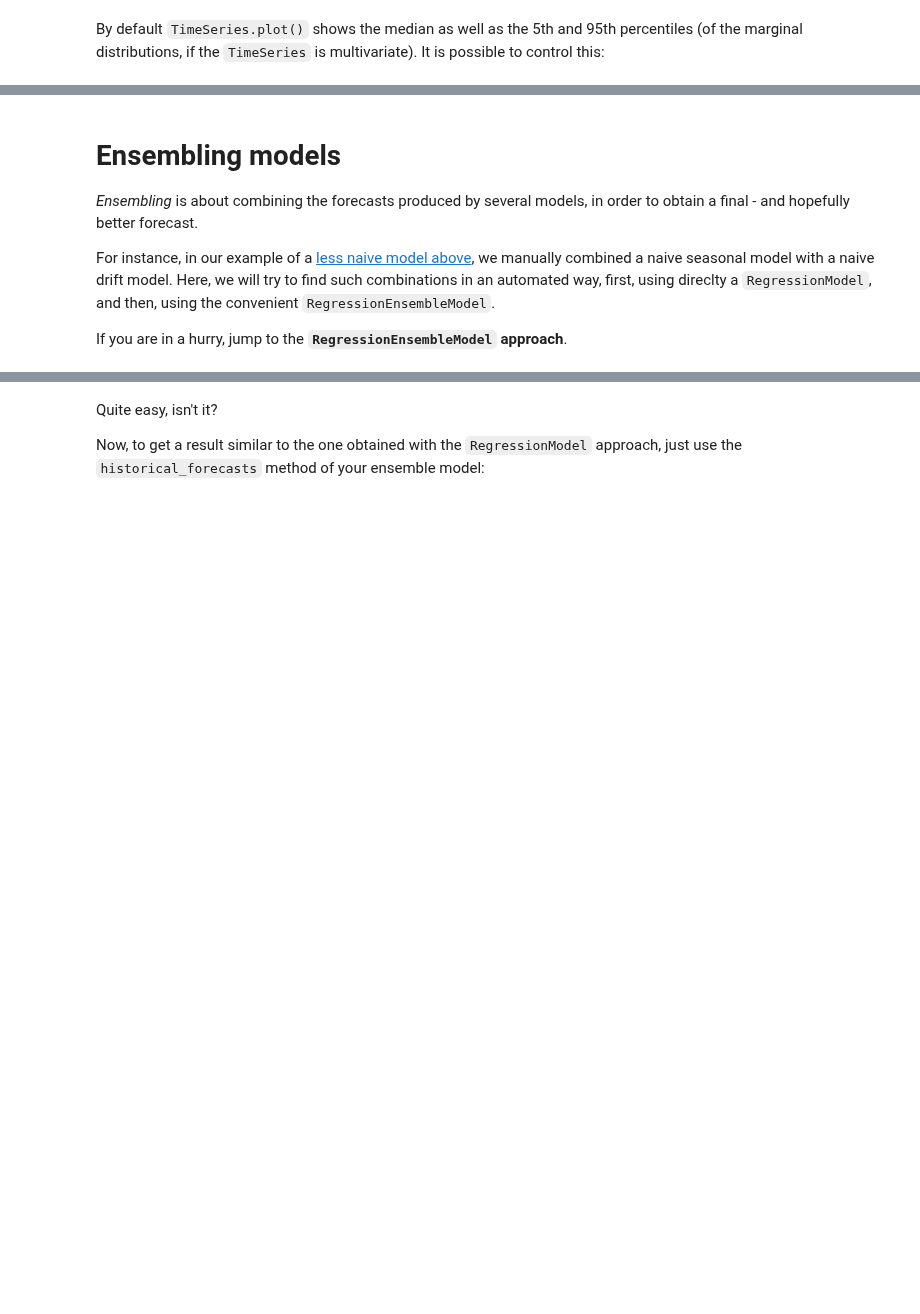
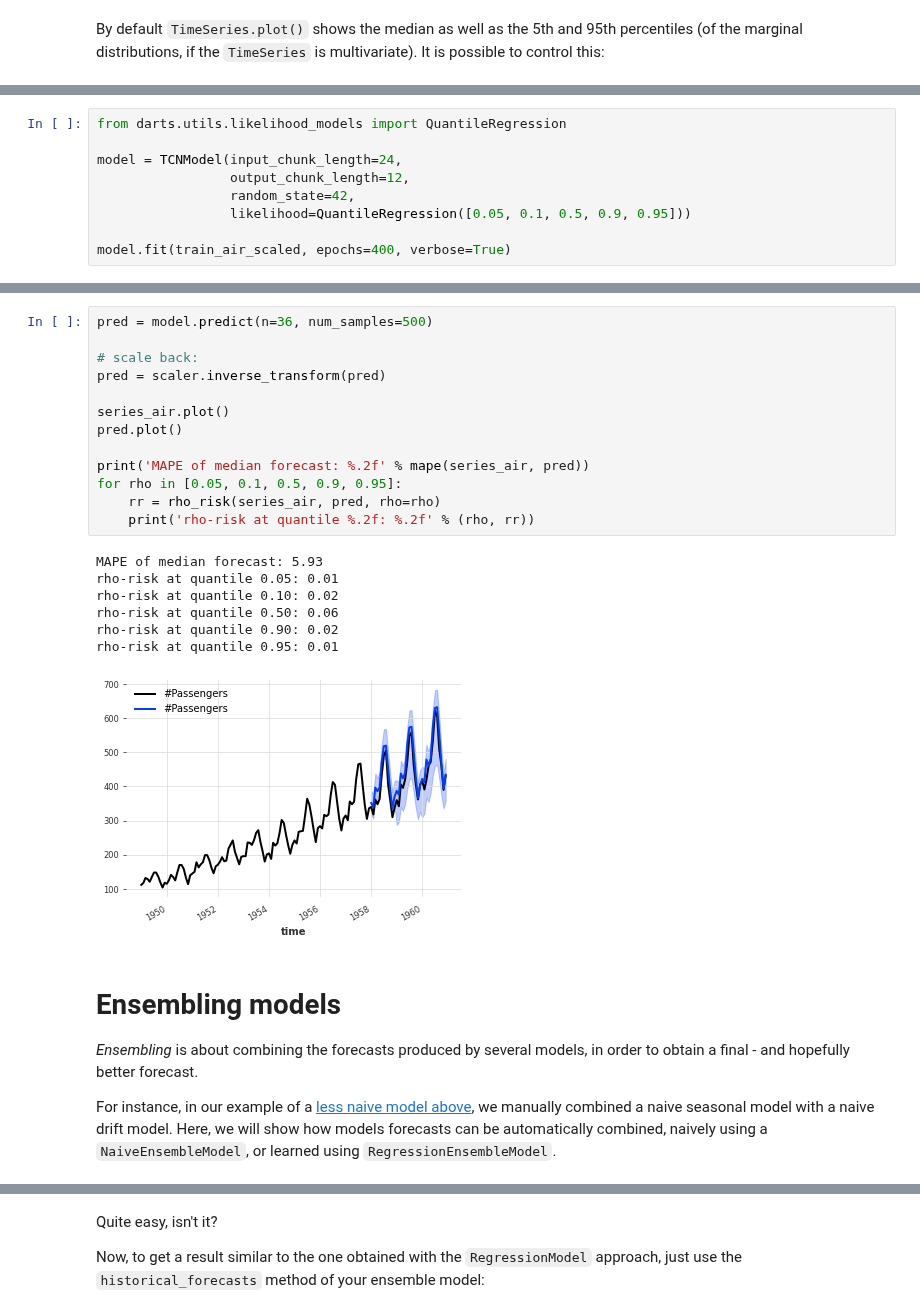
Before and after one commit to unit8co/darts, a Jupyter notebook: examples/00-quickstart.ipynb, the cells around one changed output, grey strips where cells are left out. Cells and saved outputs as stored; diff of their text form; blank space fills up the shorter version.

```diff
--- a/examples/00-quickstart.ipynb
+++ b/examples/00-quickstart.ipynb
@@ -738,0 +740,9 @@ It is also possible to use [QuantileRegression](https://unit8co.github.io/darts/
+# %%
+from darts.utils.likelihood_models import QuantileRegression
+
+model = TCNModel(input_chunk_length=24,
+                 output_chunk_length=12,
+                 random_state=42,
+                 likelihood=QuantileRegression([0.05, 0.1, 0.5, 0.9, 0.95]))
+
+model.fit(train_air_scaled, epochs=400, verbose=True)
@@ -739,7 +760,26 @@ It is also possible to use [QuantileRegression](https://unit8co.github.io/darts/
+# %%
+pred = model.predict(n=36, num_samples=500)
+
+# scale back:
+pred = scaler.inverse_transform(pred)
+
+series_air.plot()
+pred.plot()
+
+print('MAPE of median forecast: %.2f' % mape(series_air, pred))
+for rho in [0.05, 0.1, 0.5, 0.9, 0.95]:
+    rr = rho_risk(series_air, pred, rho=rho)
+    print('rho-risk at quantile %.2f: %.2f' % (rho, rr))
+# %% [output]
+MAPE of median forecast: 5.93
+rho-risk at quantile 0.05: 0.01
+rho-risk at quantile 0.10: 0.02
+rho-risk at quantile 0.50: 0.06
+rho-risk at quantile 0.90: 0.02
+rho-risk at quantile 0.95: 0.01
+[figure, added]
 # %% [markdown]
 # Ensembling models
 *Ensembling* is about combining the forecasts produced by several models, in order to obtain a final - and hopefully better forecast.
 
-For instance, in our example of a [less naive model above](#A-less-naive-model), we manually combined a naive seasonal model with a naive drift model. Here, we will try to find such combinations in an automated way, first, using direclty a `RegressionModel`, and then, using the convenient `RegressionEnsembleModel`.
-
-If you are in a hurry, jump to the **`RegressionEnsembleModel` approach**.
+For instance, in our example of a [less naive model above](#A-less-naive-model), we manually combined a naive seasonal model with a naive drift model. Here, we will show how models forecasts can be automatically combined, naively using a `NaiveEnsembleModel`, or learned using `RegressionEnsembleModel`.
```
Also changed, not shown: parts of 26 cells of this notebook, 1 other file.
